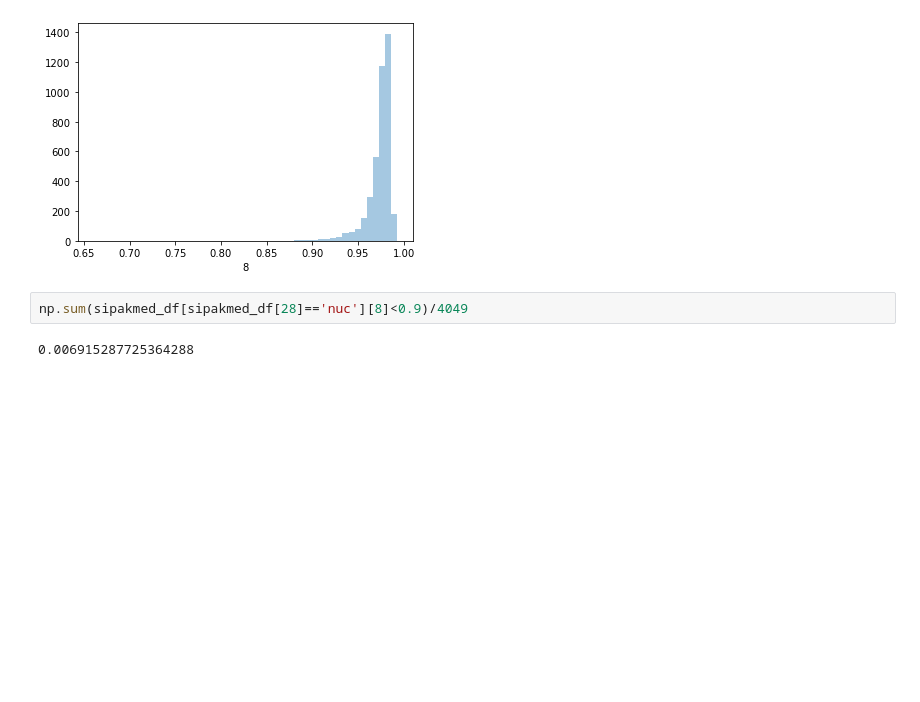
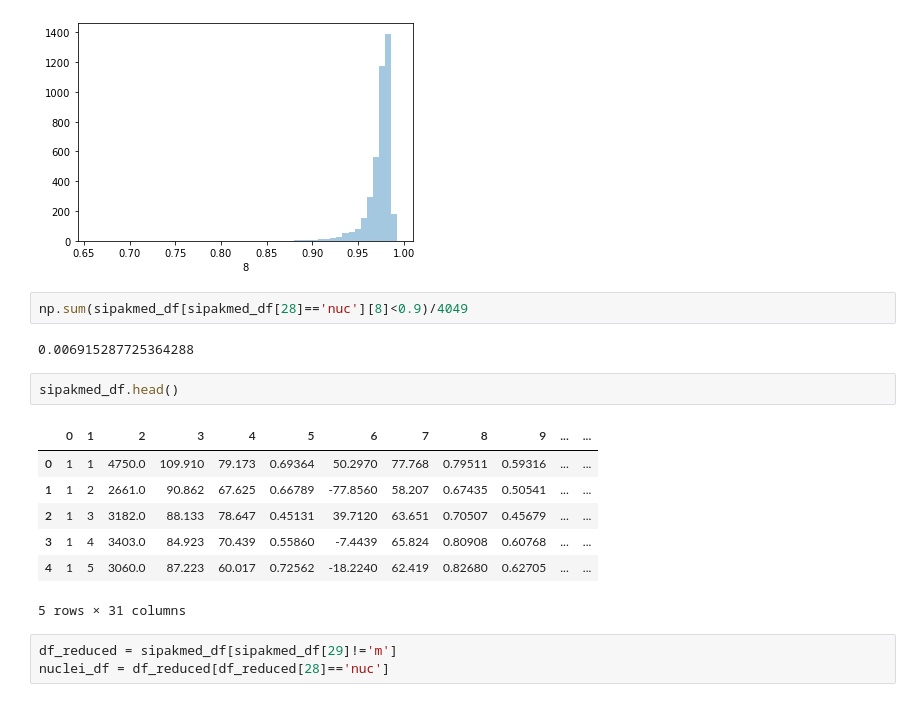
Before and after one commit to edunnwe1/Insight_project, a Jupyter notebook: notebooks/01-Exploratory_Data_Analysis.ipynb, the cells around one changed output. Drawn from its saved outputs; the diff is of its cells as text; blank space fills up the shorter version.

```diff
--- a/notebooks/01-Exploratory_Data_Analysis.ipynb
+++ b/notebooks/01-Exploratory_Data_Analysis.ipynb
@@ -290,3 +266,16 @@ print(sipakmed_df[sipakmed_df[28]=='nuc'][8].min())
 np.sum(sipakmed_df[sipakmed_df[28]=='nuc'][8]<0.9)/4049
 # %% [output]
 0.006915287725364288
+# %%
+sipakmed_df.head()
+# %% [output]
+|  | 0 | 1 | 2 | 3 | 4 | 5 | 6 | 7 | 8 | 9 | ... | ... |
+| 0 | 1 | 1 | 4750.0 | 109.910 | 79.173 | 0.69364 | 50.2970 | 77.768 | 0.79511 | 0.59316 | ... | ... |
+| 1 | 1 | 2 | 2661.0 | 90.862 | 67.625 | 0.66789 | -77.8560 | 58.207 | 0.67435 | 0.50541 | ... | ... |
+| 2 | 1 | 3 | 3182.0 | 88.133 | 78.647 | 0.45131 | 39.7120 | 63.651 | 0.70507 | 0.45679 | ... | ... |
+| 3 | 1 | 4 | 3403.0 | 84.923 | 70.439 | 0.55860 | -7.4439 | 65.824 | 0.80908 | 0.60768 | ... | ... |
+| 4 | 1 | 5 | 3060.0 | 87.223 | 60.017 | 0.72562 | -18.2240 | 62.419 | 0.82680 | 0.62705 | ... | ... |
+5 rows × 31 columns
+# %%
+df_reduced = sipakmed_df[sipakmed_df[29]!='m']
+nuclei_df = df_reduced[df_reduced[28]=='nuc']
```
Also changed, not shown: parts of 40 cells of this notebook, 6 other files.
